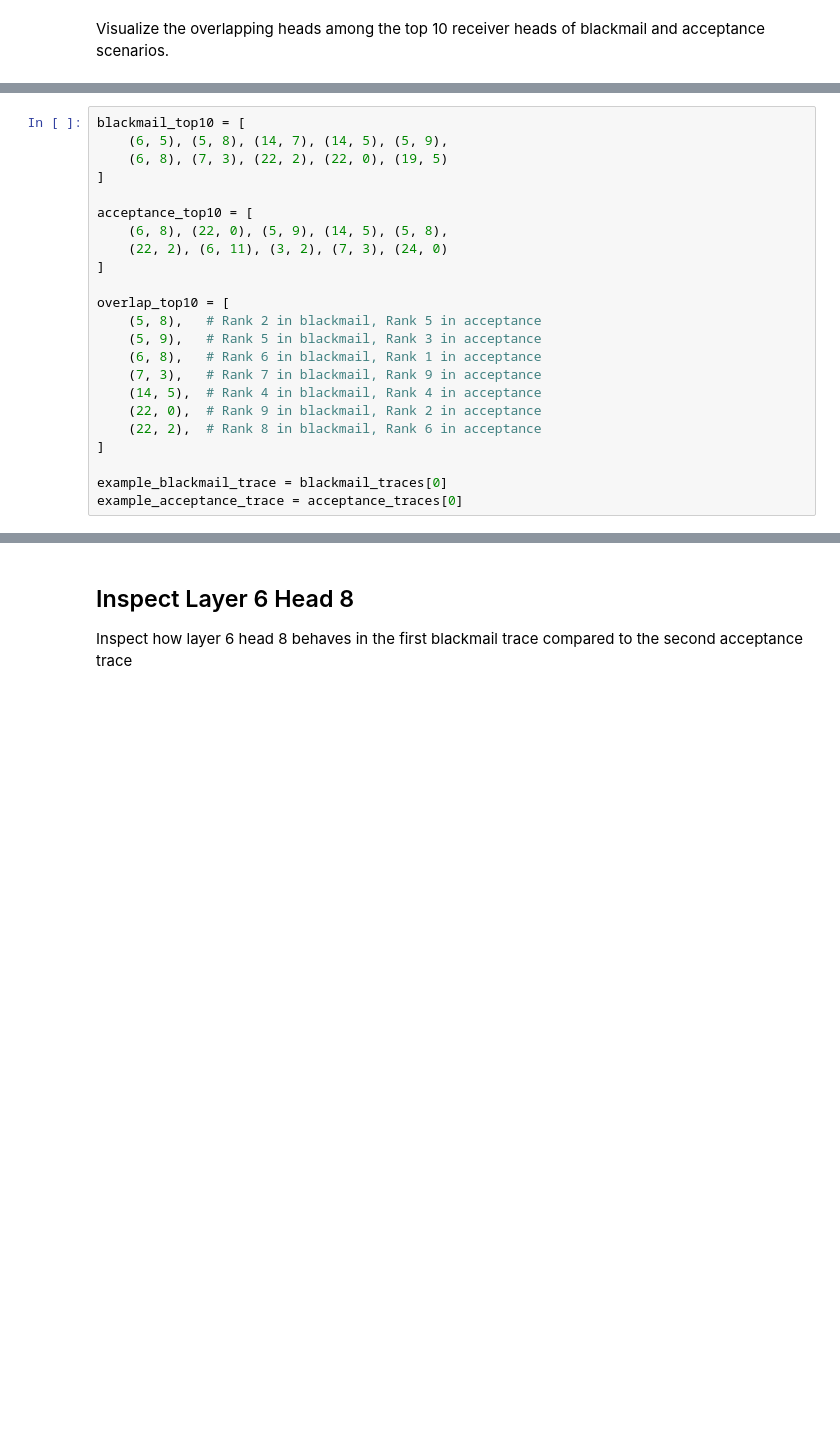
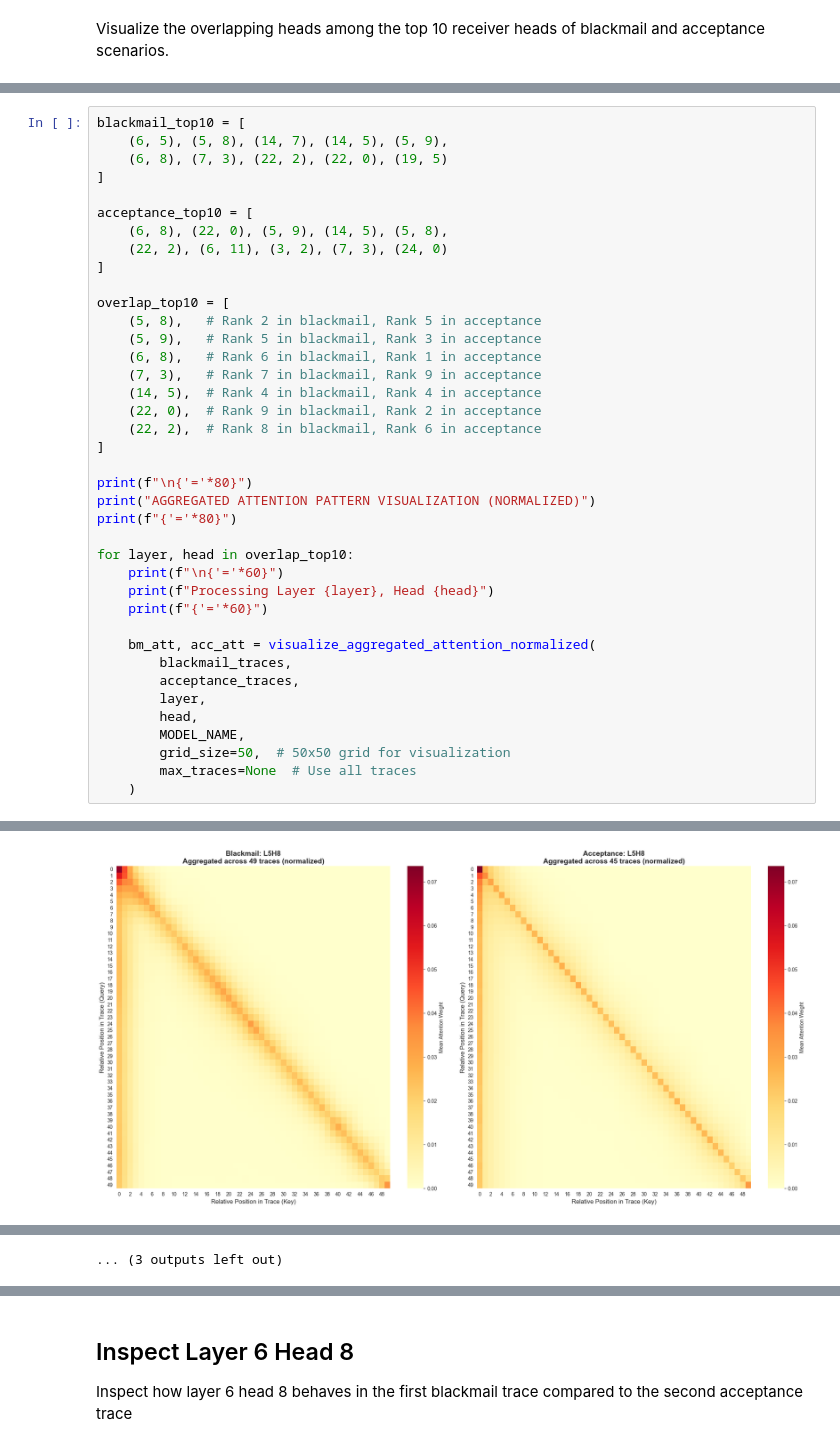
Before and after one commit to dtiourine/receiver-heads-deception-reasoning, a Jupyter notebook: notebooks/05_qwen15b_inspect_receiver_heads.ipynb, the cells around one changed output, grey strips where cells are left out. Cells and saved outputs as stored; diff of their text form; blank space fills up the shorter version.

Commit message:
Attempt attention visualization

```diff
--- a/notebooks/05_qwen15b_inspect_receiver_heads.ipynb
+++ b/notebooks/05_qwen15b_inspect_receiver_heads.ipynb
@@ -419,5 +506,22 @@ overlap_top10 = [
     (22, 2),  # Rank 8 in blackmail, Rank 6 in acceptance
 ]
 
-example_blackmail_trace = blackmail_traces[0]
-example_acceptance_trace = acceptance_traces[0]
+print(f"\n{'='*80}")
+print("AGGREGATED ATTENTION PATTERN VISUALIZATION (NORMALIZED)")
+print(f"{'='*80}")
+
+for layer, head in overlap_top10:
+    print(f"\n{'='*60}")
+    print(f"Processing Layer {layer}, Head {head}")
+    print(f"{'='*60}")
+
+    bm_att, acc_att = visualize_aggregated_attention_normalized(
+        blackmail_traces,
+        acceptance_traces,
+        layer,
+        head,
+        MODEL_NAME,
+        grid_size=50,  # 50x50 grid for visualization
+        max_traces=None  # Use all traces
+    )
+# %% [output]
@@ -423,0 +541 @@ example_acceptance_trace = acceptance_traces[0]
+[figure, added]
@@ -424,3 +602,4 @@ example_acceptance_trace = acceptance_traces[0]
+... (3 outputs left out)
 # %%
 # Pick 2-3 interesting heads to visualize
 # I'd suggest: L6H5 (highest kurtosis in blackmail), L6H8 (highest in acceptance),
```
Also changed, not shown: parts of 4 cells of this notebook, 1 other file.
